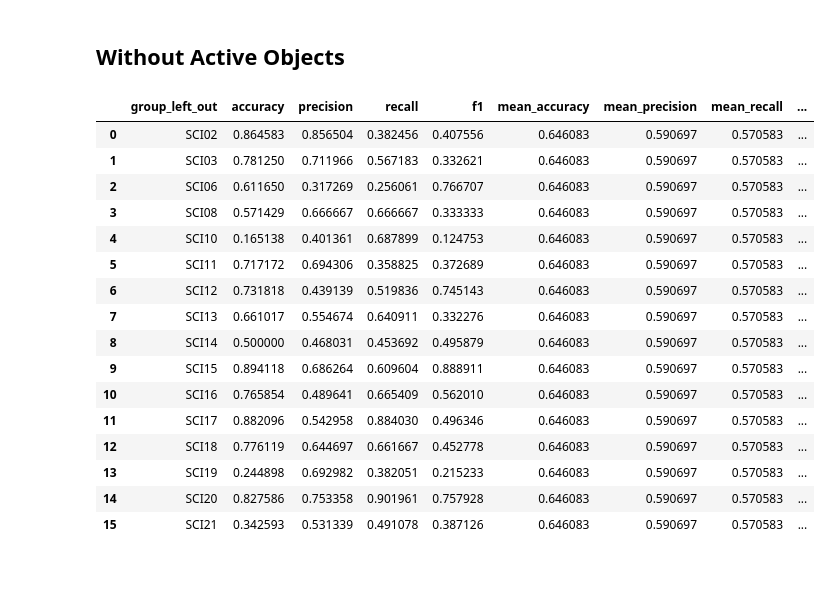
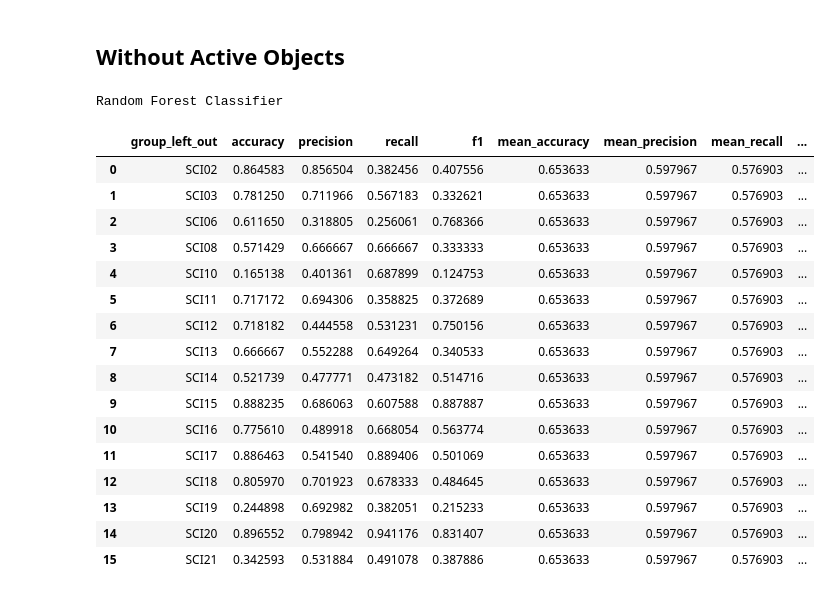
Before and after one commit to adeshkadambi/EgoVizML, a Jupyter notebook: analysis/adl_recognition_counts.ipynb, the cells around one changed output. Drawn from its saved outputs; the diff is of its cells as text; code cells hidden in the pictures.

```diff
--- a/analysis/adl_recognition_counts.ipynb
+++ b/analysis/adl_recognition_counts.ipynb
@@ -109,22 +138,31 @@ X = df_no_active.drop(['adl', 'video'], axis=1)
 y = df_no_active['adl']
 groups = df_no_active['video'].str[:5]
 
-no_active = ev.leave_one_group_out_cv(grouped_counts_df, X, y, groups, RandomForestClassifier(n_estimators=300, random_state=SEED)); no_active
+# try all classifiers
+rf = ev.leave_one_group_out_cv(grouped_counts_df, X, y, groups, rf_clf)
+gb = ev.leave_one_group_out_cv(grouped_counts_df, X, y, groups, gb_clf)
+ada = ev.leave_one_group_out_cv(grouped_counts_df, X, y, groups, ada_clf)
+stack = ev.leave_one_group_out_cv(grouped_counts_df, X, y, groups, stack_clf)
-# %% [output]
-|  | group_left_out | accuracy | precision | recall | f1 | mean_accuracy | mean_precision | mean_recall | ... |
-| 0 | SCI02 | 0.864583 | 0.856504 | 0.382456 | 0.407556 | 0.646083 | 0.590697 | 0.570583 | ... |
-| 1 | SCI03 | 0.781250 | 0.711966 | 0.567183 | 0.332621 | 0.646083 | 0.590697 | 0.570583 | ... |
-| 2 | SCI06 | 0.611650 | 0.317269 | 0.256061 | 0.766707 | 0.646083 | 0.590697 | 0.570583 | ... |
-| 3 | SCI08 | 0.571429 | 0.666667 | 0.666667 | 0.333333 | 0.646083 | 0.590697 | 0.570583 | ... |
-| 4 | SCI10 | 0.165138 | 0.401361 | 0.687899 | 0.124753 | 0.646083 | 0.590697 | 0.570583 | ... |
-| 5 | SCI11 | 0.717172 | 0.694306 | 0.358825 | 0.372689 | 0.646083 | 0.590697 | 0.570583 | ... |
-| 6 | SCI12 | 0.731818 | 0.439139 | 0.519836 | 0.745143 | 0.646083 | 0.590697 | 0.570583 | ... |
-| 7 | SCI13 | 0.661017 | 0.554674 | 0.640911 | 0.332276 | 0.646083 | 0.590697 | 0.570583 | ... |
-| 8 | SCI14 | 0.500000 | 0.468031 | 0.453692 | 0.495879 | 0.646083 | 0.590697 | 0.570583 | ... |
-| 9 | SCI15 | 0.894118 | 0.686264 | 0.609604 | 0.888911 | 0.646083 | 0.590697 | 0.570583 | ... |
-| 10 | SCI16 | 0.765854 | 0.489641 | 0.665409 | 0.562010 | 0.646083 | 0.590697 | 0.570583 | ... |
-| 11 | SCI17 | 0.882096 | 0.542958 | 0.884030 | 0.496346 | 0.646083 | 0.590697 | 0.570583 | ... |
-| 12 | SCI18 | 0.776119 | 0.644697 | 0.661667 | 0.452778 | 0.646083 | 0.590697 | 0.570583 | ... |
-| 13 | SCI19 | 0.244898 | 0.692982 | 0.382051 | 0.215233 | 0.646083 | 0.590697 | 0.570583 | ... |
-| 14 | SCI20 | 0.827586 | 0.753358 | 0.901961 | 0.757928 | 0.646083 | 0.590697 | 0.570583 | ... |
-| 15 | SCI21 | 0.342593 | 0.531339 | 0.491078 | 0.387126 | 0.646083 | 0.590697 | 0.570583 | ... |
+# %%
+# print results for each classifier
+print('Random Forest Classifier')
+rf
+# %% [output]
+Random Forest Classifier
+|  | group_left_out | accuracy | precision | recall | f1 | mean_accuracy | mean_precision | mean_recall | ... |
+| 0 | SCI02 | 0.864583 | 0.856504 | 0.382456 | 0.407556 | 0.653633 | 0.597967 | 0.576903 | ... |
+| 1 | SCI03 | 0.781250 | 0.711966 | 0.567183 | 0.332621 | 0.653633 | 0.597967 | 0.576903 | ... |
+| 2 | SCI06 | 0.611650 | 0.318805 | 0.256061 | 0.768366 | 0.653633 | 0.597967 | 0.576903 | ... |
+| 3 | SCI08 | 0.571429 | 0.666667 | 0.666667 | 0.333333 | 0.653633 | 0.597967 | 0.576903 | ... |
+| 4 | SCI10 | 0.165138 | 0.401361 | 0.687899 | 0.124753 | 0.653633 | 0.597967 | 0.576903 | ... |
+| 5 | SCI11 | 0.717172 | 0.694306 | 0.358825 | 0.372689 | 0.653633 | 0.597967 | 0.576903 | ... |
+| 6 | SCI12 | 0.718182 | 0.444558 | 0.531231 | 0.750156 | 0.653633 | 0.597967 | 0.576903 | ... |
+| 7 | SCI13 | 0.666667 | 0.552288 | 0.649264 | 0.340533 | 0.653633 | 0.597967 | 0.576903 | ... |
+| 8 | SCI14 | 0.521739 | 0.477771 | 0.473182 | 0.514716 | 0.653633 | 0.597967 | 0.576903 | ... |
+| 9 | SCI15 | 0.888235 | 0.686063 | 0.607588 | 0.887887 | 0.653633 | 0.597967 | 0.576903 | ... |
+| 10 | SCI16 | 0.775610 | 0.489918 | 0.668054 | 0.563774 | 0.653633 | 0.597967 | 0.576903 | ... |
+| 11 | SCI17 | 0.886463 | 0.541540 | 0.889406 | 0.501069 | 0.653633 | 0.597967 | 0.576903 | ... |
+| 12 | SCI18 | 0.805970 | 0.701923 | 0.678333 | 0.484645 | 0.653633 | 0.597967 | 0.576903 | ... |
+| 13 | SCI19 | 0.244898 | 0.692982 | 0.382051 | 0.215233 | 0.653633 | 0.597967 | 0.576903 | ... |
+| 14 | SCI20 | 0.896552 | 0.798942 | 0.941176 | 0.831407 | 0.653633 | 0.597967 | 0.576903 | ... |
+| 15 | SCI21 | 0.342593 | 0.531884 | 0.491078 | 0.387886 | 0.653633 | 0.597967 | 0.576903 | ... |
```
Also changed, not shown: parts of 8 cells of this notebook, 3 other files.
